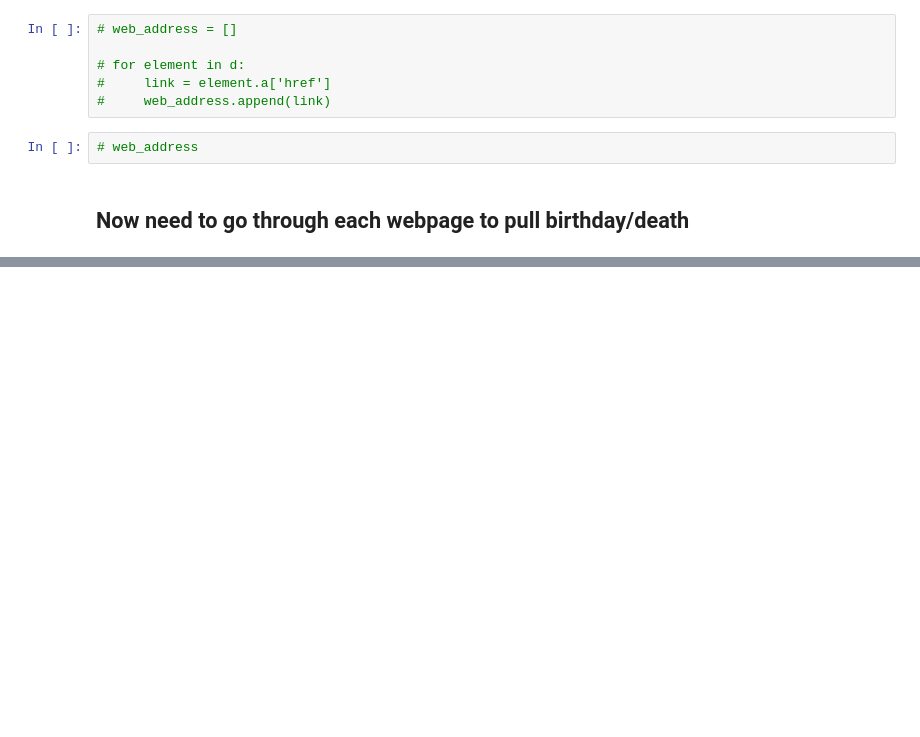
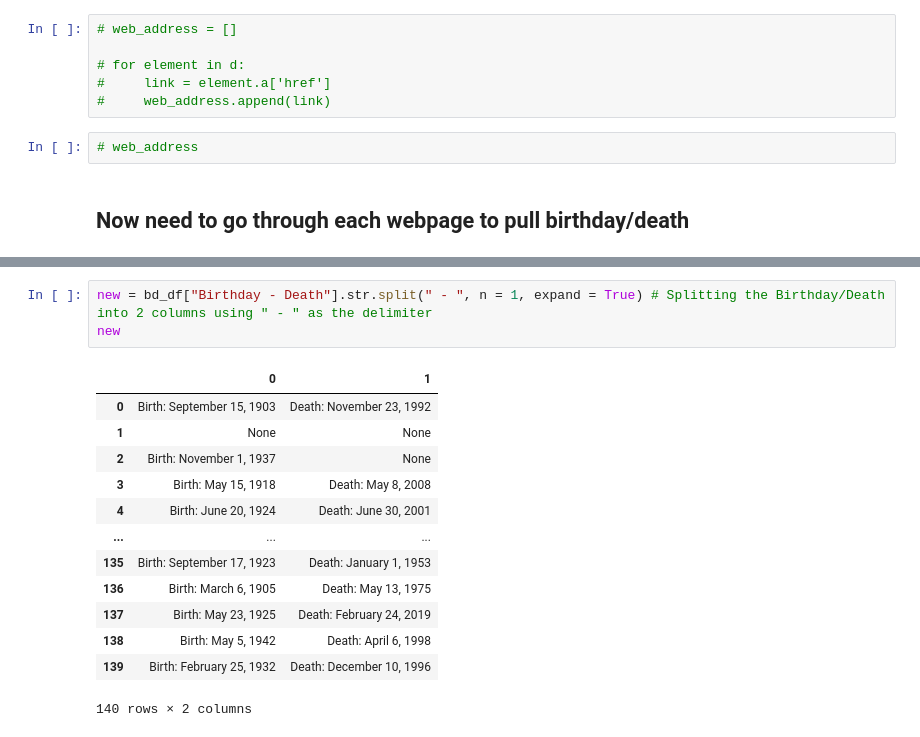
Before and after one commit to tye642/web_scraping_country_music_hof, a Jupyter notebook: notebook/hall_of_fame_webscrape.ipynb, the cells around one changed output, grey strips where cells are left out. Drawn from its saved outputs; the diff is of its cells as text; blank space fills up the shorter version.

```diff
--- a/notebook/hall_of_fame_webscrape.ipynb
+++ b/notebook/hall_of_fame_webscrape.ipynb
@@ -320,0 +355,17 @@ Lets try to grab web addresses from the inspect element for each page. I will ju
+# %%
+new = bd_df["Birthday - Death"].str.split(" - ", n = 1, expand = True) # Splitting the Birthday/Death into 2 columns using " - " as the delimiter
+new
+# %% [output]
+|  | 0 | 1 |
+| 0 | Birth: September 15, 1903 | Death: November 23, 1992 |
+| 1 | None | None |
+| 2 | Birth: November 1, 1937 | None |
+| 3 | Birth: May 15, 1918 | Death: May 8, 2008 |
+| 4 | Birth: June 20, 1924 | Death: June 30, 2001 |
+| ... | ... | ... |
+| 135 | Birth: September 17, 1923 | Death: January 1, 1953 |
+| 136 | Birth: March 6, 1905 | Death: May 13, 1975 |
+| 137 | Birth: May 23, 1925 | Death: February 24, 2019 |
+| 138 | Birth: May 5, 1942 | Death: April 6, 1998 |
+| 139 | Birth: February 25, 1932 | Death: December 10, 1996 |
+140 rows × 2 columns
```
Also changed, not shown: parts of 7 cells of this notebook.
